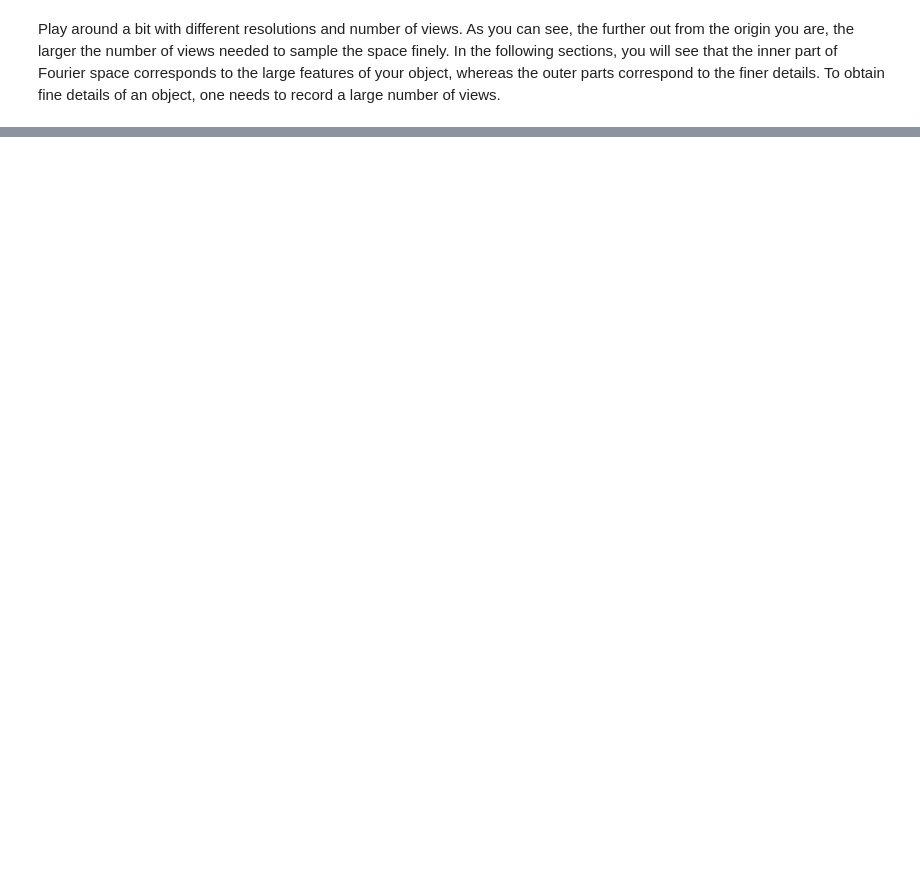
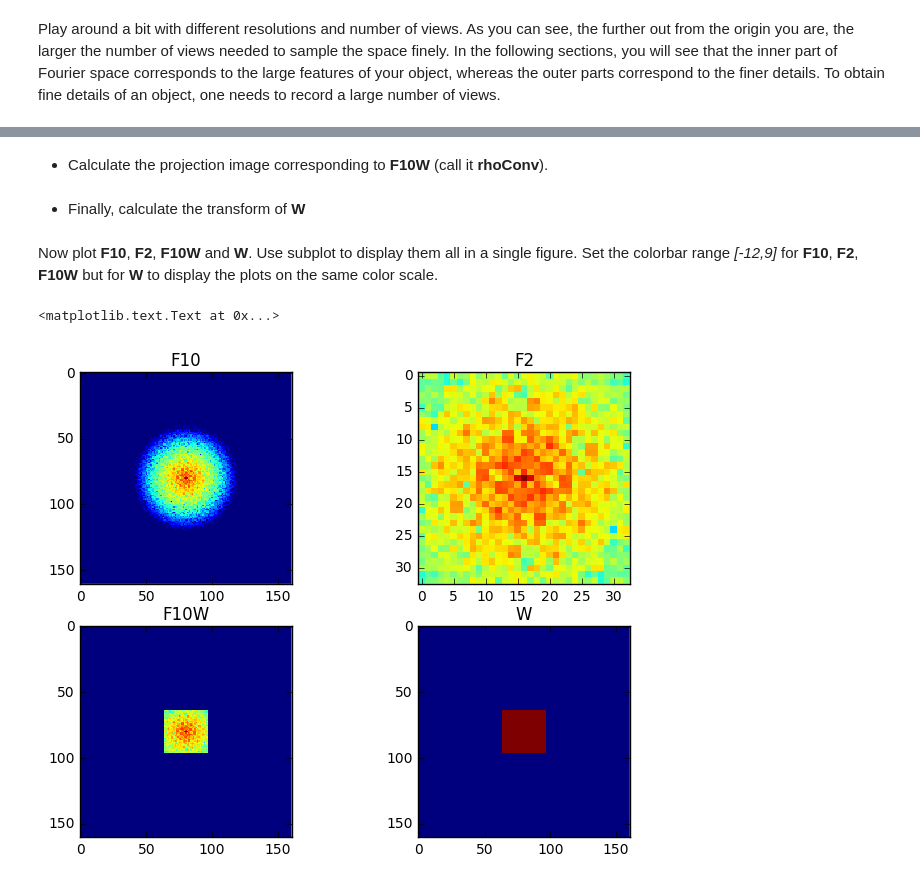
Before and after one commit to wang-zy/Tutorial-in-Diffraction-Imaging-Python, a Jupyter notebook: Tutorial in Diffraction Imaging.ipynb, the cells around one changed output, grey strips where cells are left out. Saved outputs shown, nothing was run; the diff lists cells and outputs as text; code cells hidden in the pictures; blank space fills up the shorter version.

```diff
--- a/Tutorial in Diffraction Imaging.ipynb
+++ b/Tutorial in Diffraction Imaging.ipynb
@@ -269,0 +351,2 @@ Play around a bit with different resolutions and number of views. As you can see
+# %%
+W = squarewin2(F2.shape, F10.shape)
@@ -269,0 +355,4 @@ Play around a bit with different resolutions and number of views. As you can see
+# %%
+F10W = F10*W
+# %% [markdown]
+- Calculate the projection image corresponding to **F10W** (call it **rhoConv**).
@@ -269,0 +361,2 @@ Play around a bit with different resolutions and number of views. As you can see
+# %% [markdown]
+- Finally, calculate the transform of **W**
@@ -269,0 +365,21 @@ Play around a bit with different resolutions and number of views. As you can see
+# %% [markdown]
+Now plot **F10**, **F2**, **F10W** and **W**. Use subplot to display them all in a single figure. Set the colorbar range *[-12,9]* for **F10**, **F2**, **F10W** but for **W** to display the plots on the same color scale.
+# %%
+fig, ax = plt.subplots(2, 2)
+
+ax[0,0].imshow(np.log(abs(F10)**2), interpolation='none', vmin=-12, vmax=9)
+ax[0,0].set_title('F10')
+
+ax[0,1].imshow(np.log(abs(F2)**2), interpolation='none', vmin=-12, vmax=9)
+ax[0,1].set_title('F2')
+
+tmp = abs(F10W)**2
+tmp[tmp==0] = np.finfo(float).eps  # replace 0 with epsilon to avoid problem with taking np.log.
+ax[1,0].imshow(np.log(tmp), interpolation='none', vmin=-12, vmax=9)
+ax[1,0].set_title('F10W')
+
+ax[1,1].imshow(W, interpolation='none')
+ax[1,1].set_title('W')
+# %% [output]
+<matplotlib.text.Text at 0x...>
+[figure, added]
```
Also changed, not shown: parts of 45 cells of this notebook, 1 other file.
